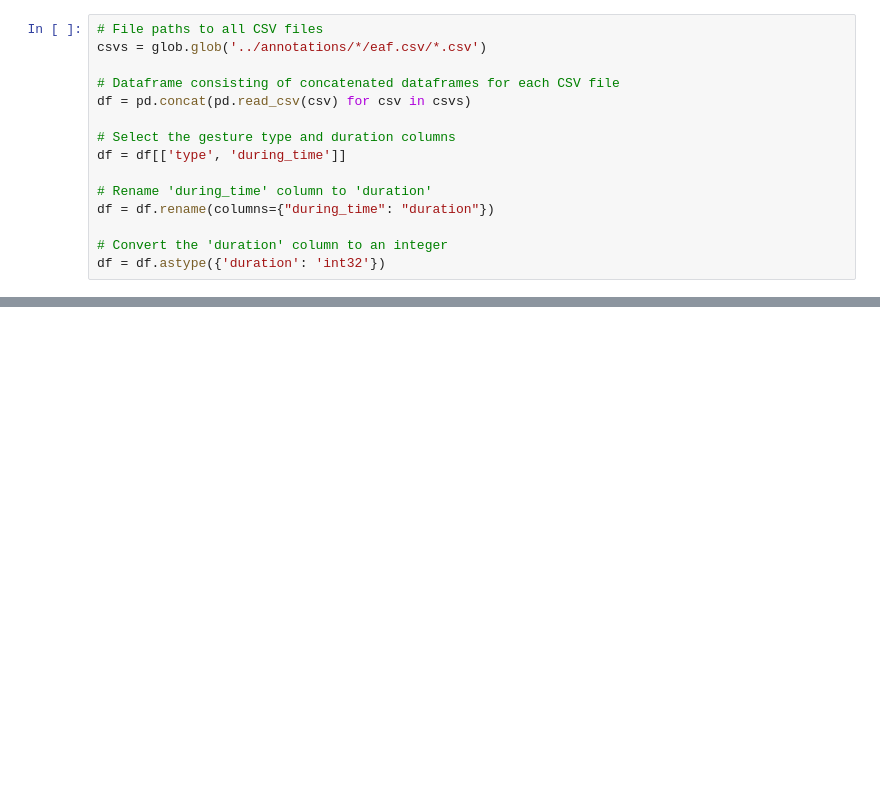
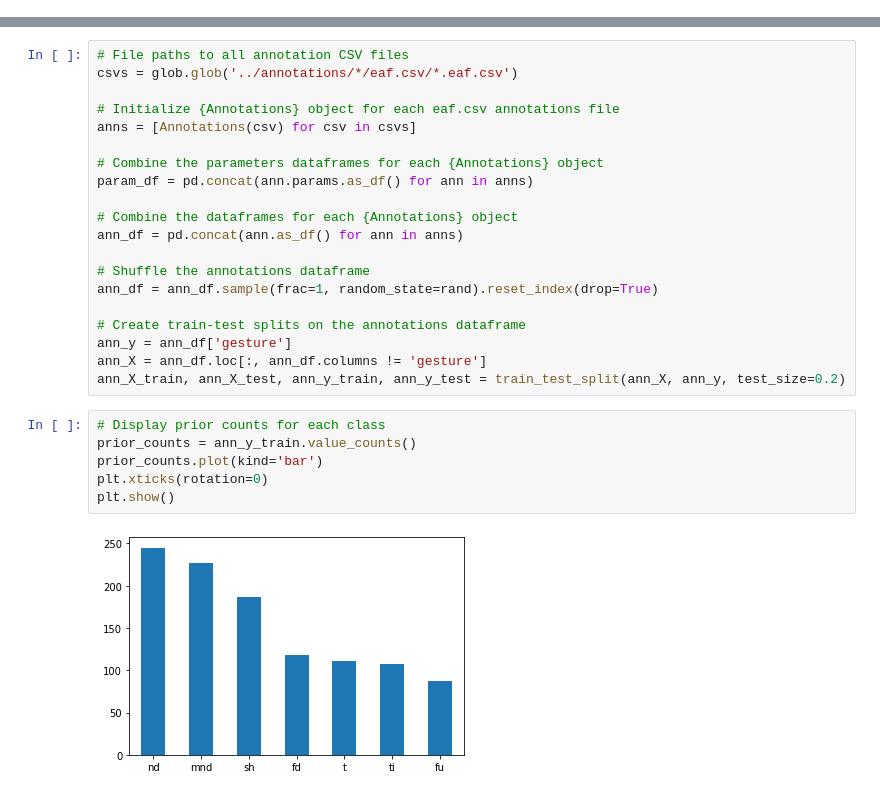
Before and after one commit to eonu/inf4-hons, a Jupyter notebook: sandbox/notebooks/Isolated Recognition.ipynb, the cells around one changed output, grey strips where cells are left out. Saved outputs shown, nothing was run; the diff lists cells and outputs as text; blank space fills up the shorter version.

Commit message:
Implement feature selection and posteriors

```diff
--- a/sandbox/notebooks/Isolated Recognition.ipynb
+++ b/sandbox/notebooks/Isolated Recognition.ipynb
@@ -16,15 +20,0 @@ np.random.seed(9292)
-# %%
-# File paths to all CSV files
-csvs = glob.glob('../annotations/*/eaf.csv/*.csv')
-
-# Dataframe consisting of concatenated dataframes for each CSV file
-df = pd.concat(pd.read_csv(csv) for csv in csvs)
-
-# Select the gesture type and duration columns
-df = df[['type', 'during_time']]
-
-# Rename 'during_time' column to 'duration'
-df = df.rename(columns={"during_time": "duration"})
-
-# Convert the 'duration' column to an integer
-df = df.astype({'duration': 'int32'})
@@ -41,0 +112,28 @@ df = df.astype({'duration': 'int32'})
+# %%
+# File paths to all annotation CSV files
+csvs = glob.glob('../annotations/*/eaf.csv/*.eaf.csv')
+
+# Initialize {Annotations} object for each eaf.csv annotations file
+anns = [Annotations(csv) for csv in csvs]
+
+# Combine the parameters dataframes for each {Annotations} object
+param_df = pd.concat(ann.params.as_df() for ann in anns)
+
+# Combine the dataframes for each {Annotations} object
+ann_df = pd.concat(ann.as_df() for ann in anns)
+
+# Shuffle the annotations dataframe
+ann_df = ann_df.sample(frac=1, random_state=rand).reset_index(drop=True)
+
+# Create train-test splits on the annotations dataframe
+ann_y = ann_df['gesture']
+ann_X = ann_df.loc[:, ann_df.columns != 'gesture']
+ann_X_train, ann_X_test, ann_y_train, ann_y_test = train_test_split(ann_X, ann_y, test_size=0.2)
+# %%
+# Display prior counts for each class
+prior_counts = ann_y_train.value_counts()
+prior_counts.plot(kind='bar')
+plt.xticks(rotation=0)
+plt.show()
+# %% [output]
+[figure, added]
```
Also changed, not shown: parts of 18 cells of this notebook.
